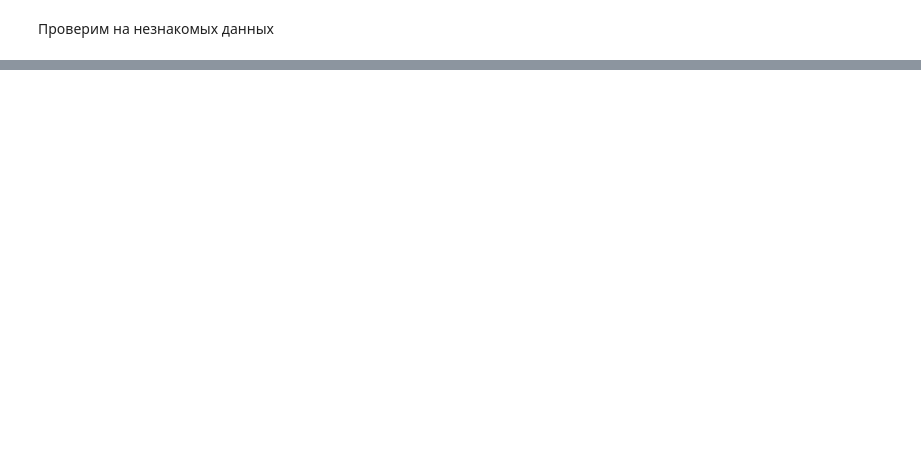
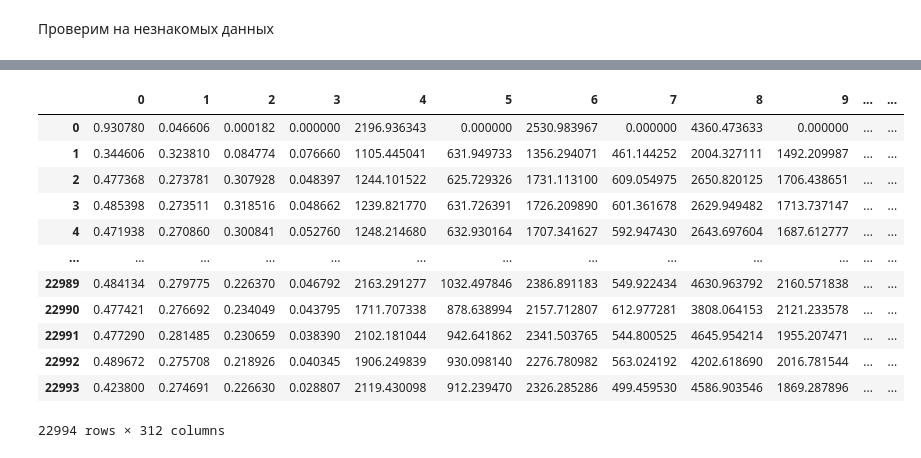
Before and after one commit to Arzanunts/Genre-Classification-1, a Jupyter notebook: Dataset.ipynb, the cells around one changed output, grey strips where cells are left out. Saved outputs shown, nothing was run; the diff lists cells and outputs as text; code cells hidden in the pictures; blank space fills up the shorter version.

```diff
--- a/Dataset.ipynb
+++ b/Dataset.ipynb
@@ -614,0 +531,23 @@ class Dataset:
+# %%
+rt = np.zeros((312,))
+for i in yandex_genre:
+    if type(yandex_genre[i]) != int:
+        yandex_genre[i] = yandex_genre[i][:-1]
+        rt = np.vstack((rt,yandex_genre[i]))
+df = pd.DataFrame(rt[1:])
+
+df
+# %% [output]
+|  | 0 | 1 | 2 | 3 | 4 | 5 | 6 | 7 | 8 | 9 | ... | ... |
+| 0 | 0.930780 | 0.046606 | 0.000182 | 0.000000 | 2196.936343 | 0.000000 | 2530.983967 | 0.000000 | 4360.473633 | 0.000000 | ... | ... |
+| 1 | 0.344606 | 0.323810 | 0.084774 | 0.076660 | 1105.445041 | 631.949733 | 1356.294071 | 461.144252 | 2004.327111 | 1492.209987 | ... | ... |
+| 2 | 0.477368 | 0.273781 | 0.307928 | 0.048397 | 1244.101522 | 625.729326 | 1731.113100 | 609.054975 | 2650.820125 | 1706.438651 | ... | ... |
+| 3 | 0.485398 | 0.273511 | 0.318516 | 0.048662 | 1239.821770 | 631.726391 | 1726.209890 | 601.361678 | 2629.949482 | 1713.737147 | ... | ... |
+| 4 | 0.471938 | 0.270860 | 0.300841 | 0.052760 | 1248.214680 | 632.930164 | 1707.341627 | 592.947430 | 2643.697604 | 1687.612777 | ... | ... |
+| ... | ... | ... | ... | ... | ... | ... | ... | ... | ... | ... | ... | ... |
+| 22989 | 0.484134 | 0.279775 | 0.226370 | 0.046792 | 2163.291277 | 1032.497846 | 2386.891183 | 549.922434 | 4630.963792 | 2160.571838 | ... | ... |
+| 22990 | 0.477421 | 0.276692 | 0.234049 | 0.043795 | 1711.707338 | 878.638994 | 2157.712807 | 612.977281 | 3808.064153 | 2121.233578 | ... | ... |
+| 22991 | 0.477290 | 0.281485 | 0.230659 | 0.038390 | 2102.181044 | 942.641862 | 2341.503765 | 544.800525 | 4645.954214 | 1955.207471 | ... | ... |
+| 22992 | 0.489672 | 0.275708 | 0.218926 | 0.040345 | 1906.249839 | 930.098140 | 2276.780982 | 563.024192 | 4202.618690 | 2016.781544 | ... | ... |
+| 22993 | 0.423800 | 0.274691 | 0.226630 | 0.028807 | 2119.430098 | 912.239470 | 2326.285286 | 499.459530 | 4586.903546 | 1869.287896 | ... | ... |
+22994 rows × 312 columns
```
Also changed, not shown: parts of 20 cells of this notebook, 2 other files.
